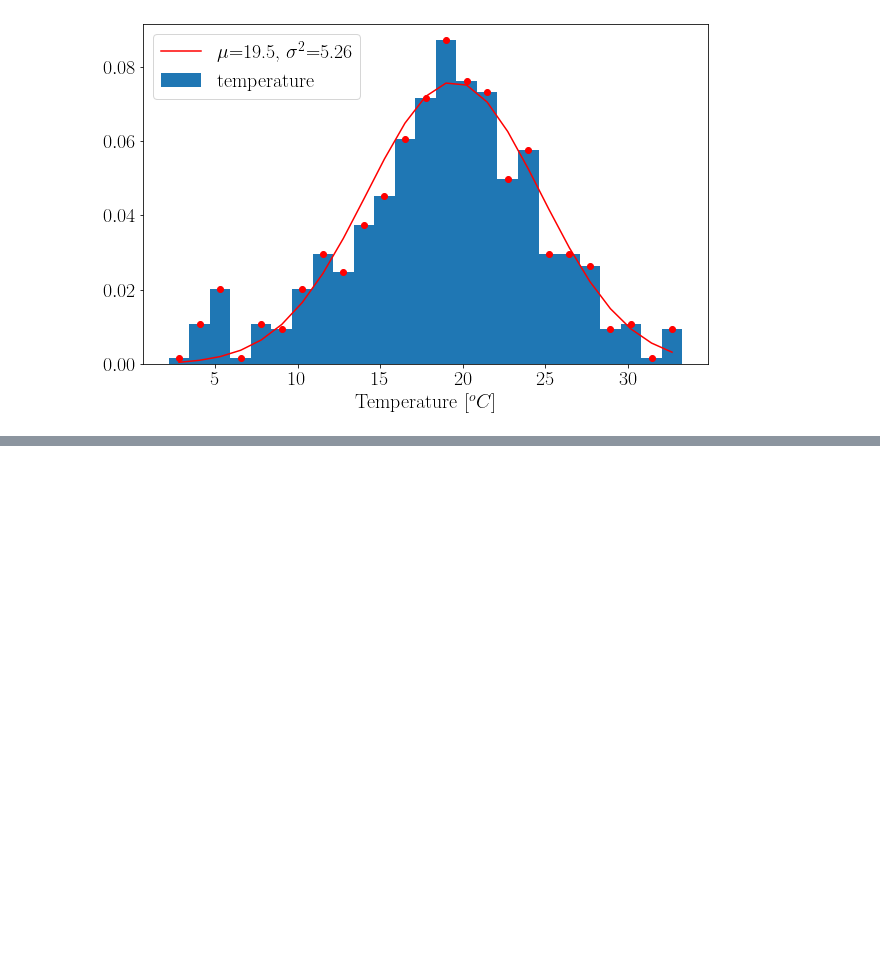
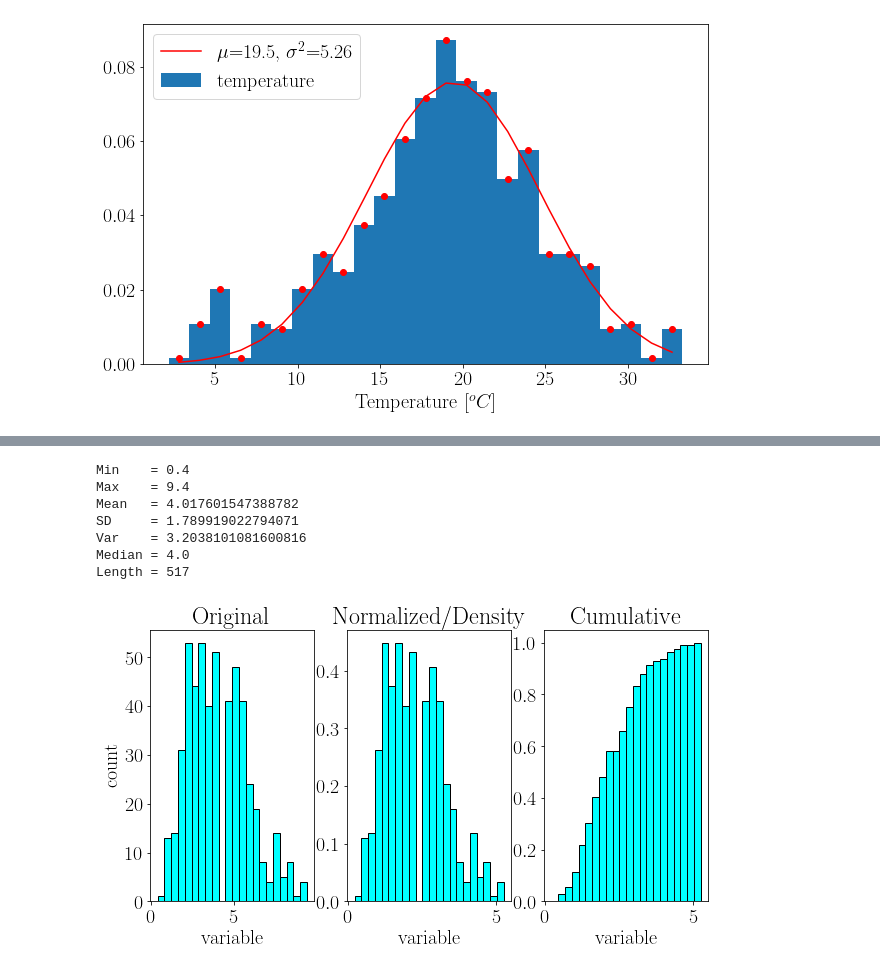
Before and after one commit to fcosi/python-data-plotting, a Jupyter notebook: Fits and Data Analysis.ipynb, the cells around one changed output, grey strips where cells are left out. Cells and saved outputs as stored; diff of their text form; code cells hidden in the pictures; blank space fills up the shorter version.

```diff
--- a/Fits and Data Analysis.ipynb
+++ b/Fits and Data Analysis.ipynb
@@ -255,0 +250,45 @@ plt.hist(data.temp, bins=25)
+# %%
+def scanVariable(var, varname = 'variable'):
+        #basic
+        print("\nMin    = {}".format(np.min(var)))
+        print("Max    = {}".format(np.max(var)))
+        print("Mean   = {}".format(np.mean(var)))
+        print("SD     = {}".format(np.std(var)))
+        print("Var    = {}".format(np.std(var)**2))
+        print("Median = {}".format(np.median(var)))
+        print("Length = {}".format(len(var)))
+
+        #visualize
+        nbins = int(np.sqrt(len(var)))
+        fig1 = plt.figure(figsize = (10,5))
+        col = 'cyan'
+        # create histogram
+        ax1 = fig1.add_subplot(131)
+        ax1.hist(var, bins=nbins, ec='black', color=col)
+
+        ax1.set_xlabel(varname)
+        ax1.set_ylabel('count')
+        ax1.set_title("Original")
+
+        # normalised histogram
+        ax1 = fig1.add_subplot(132)
+        ax1.hist(var/np.std(var), bins=nbins, ec='black', color=col,density=True)
+        ax1.set_xlabel(varname)
+        ax1.set_title("Normalized/Density")
+
+        ax1 = fig1.add_subplot(133)
+        ax1.hist(var/np.std(var), bins=nbins, ec='black', color=col,density=True,cumulative=True)
+        ax1.set_xlabel(varname)
+        ax1.set_title("Cumulative")
+# %%
+# example
+scanVariable(fires["wind"])
+# %% [output]
+Min    = 0.4
+Max    = 9.4
+Mean   = 4.017601547388782
+SD     = 1.789919022794071
+Var    = 3.2038101081600816
+Median = 4.0
+Length = 517
+[figure, added]
```
Also changed, not shown: parts of 24 cells of this notebook.
